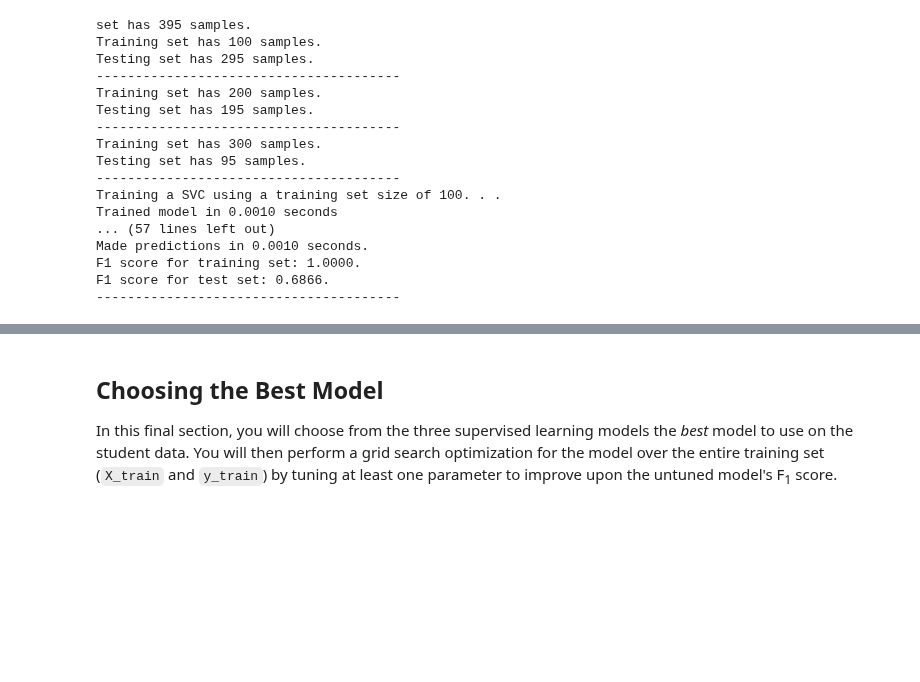
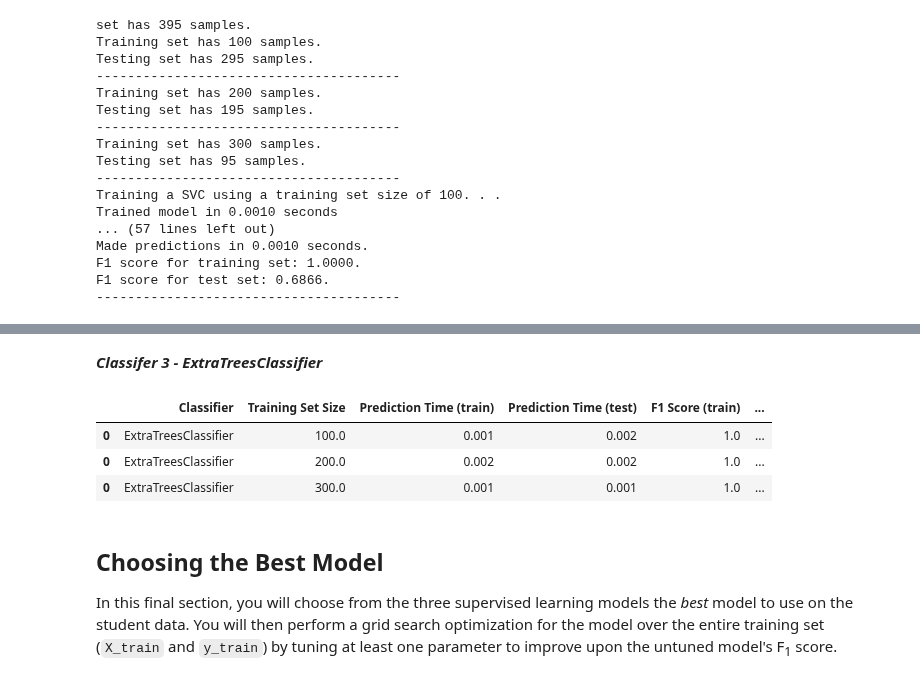
Before and after one commit to viligabi/udacity_student_intervention, a Jupyter notebook: student_intervention.ipynb, the cells around one changed output, grey strips where cells are left out. Saved outputs shown, nothing was run; the diff lists cells and outputs as text; code cells hidden in the pictures; blank space fills up the shorter version.

```diff
--- a/student_intervention.ipynb
+++ b/student_intervention.ipynb
@@ -389,3 +394,12 @@ Edit the cell below to see how a table can be designed in [Markdown](https://git
+# %% [markdown]
+***Classifer 3 - ExtraTreesClassifier***
+# %%
+results[results.Classifier=="ExtraTreesClassifier"]
+# %% [output]
+|  | Classifier | Training Set Size | Prediction Time (train) | Prediction Time (test) | F1 Score (train) | ... |
+| 0 | ExtraTreesClassifier | 100.0 | 0.001 | 0.002 | 1.0 | ... |
+| 0 | ExtraTreesClassifier | 200.0 | 0.002 | 0.002 | 1.0 | ... |
+| 0 | ExtraTreesClassifier | 300.0 | 0.001 | 0.001 | 1.0 | ... |
 # %% [markdown]
 ## Choosing the Best Model
 In this final section, you will choose from the three supervised learning models the *best* model to use on the student data. You will then perform a grid search optimization for the model over the entire training set (`X_train` and `y_train`) by tuning at least one parameter to improve upon the untuned model's F<sub>1</sub> score.
```
Also changed, not shown: parts of 8 cells of this notebook, 2 other files.
